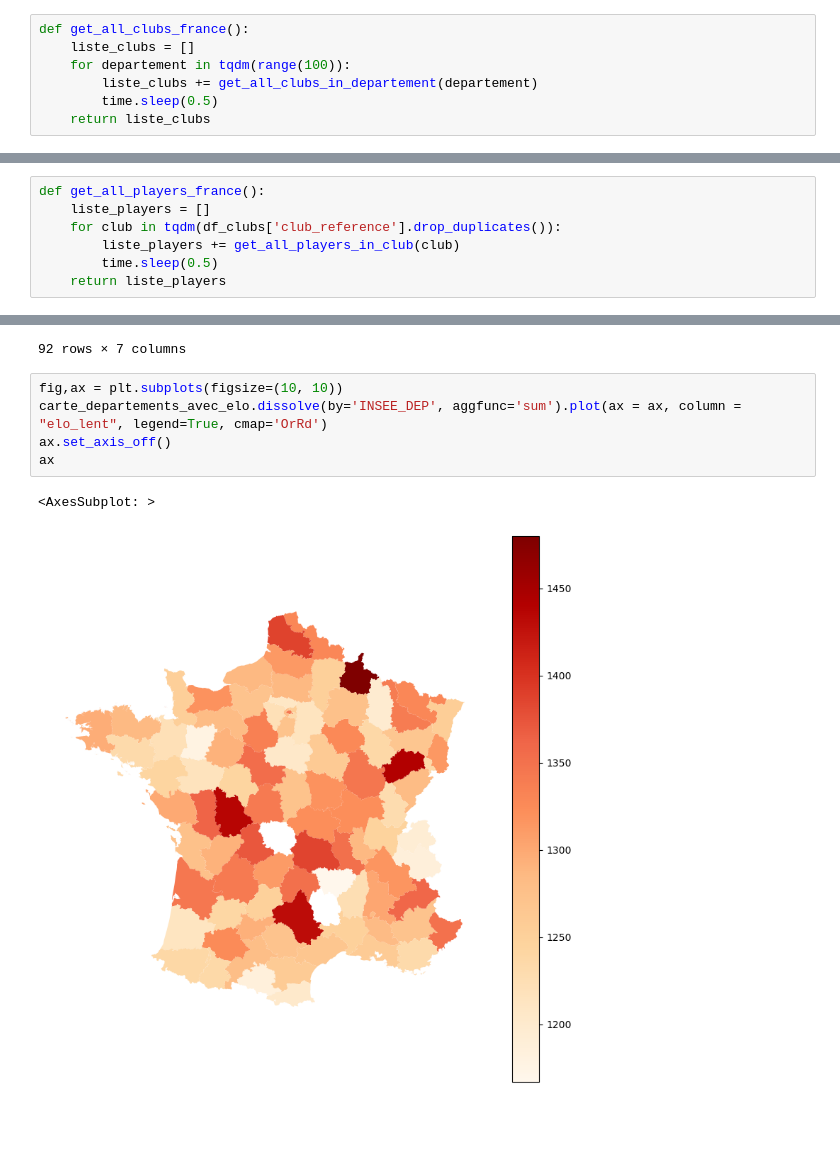
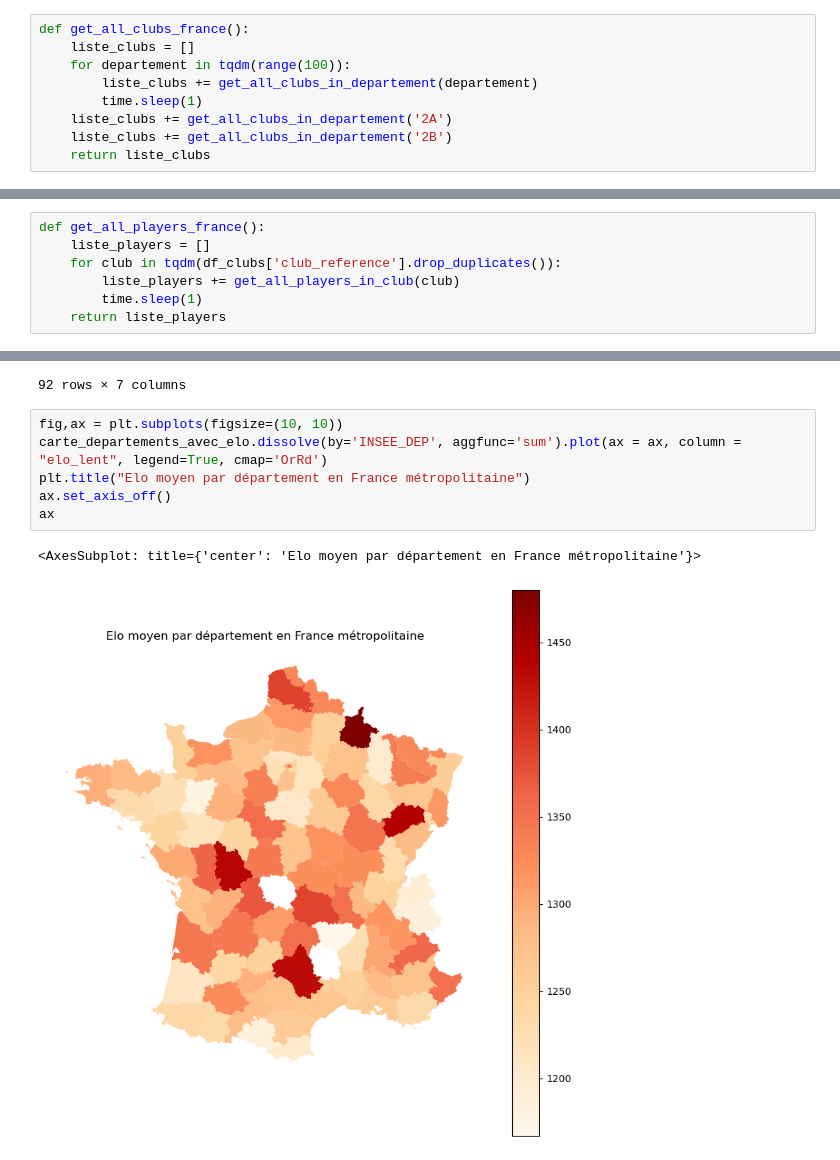
Before and after one commit to antoine-palazz/30daysmapchallenge2022, a Jupyter notebook: day20_favourite/day20.ipynb, the cells around one changed output, grey strips where cells are left out. Drawn from its saved outputs; the diff is of its cells as text; blank space fills up the shorter version.

```diff
--- a/day20_favourite/day20.ipynb
+++ b/day20_favourite/day20.ipynb
@@ -99,7 +101,9 @@ def get_all_clubs_france():
     liste_clubs = []
     for departement in tqdm(range(100)):
         liste_clubs += get_all_clubs_in_departement(departement)
-        time.sleep(0.5)
+        time.sleep(1)
+    liste_clubs += get_all_clubs_in_departement('2A')
+    liste_clubs += get_all_clubs_in_departement('2B')
     return liste_clubs
 # %%
 liste_clubs = get_all_clubs_france()
@@ -158,7 +179,7 @@ def get_all_players_france():
     liste_players = []
     for club in tqdm(df_clubs['club_reference'].drop_duplicates()):
         liste_players += get_all_players_in_club(club)
-        time.sleep(0.5)
+        time.sleep(1)
     return liste_players
 # %%
 liste_players = get_all_players_france()
@@ -256,8 +292,9 @@ carte_departements_avec_elo
 # %%
 fig,ax = plt.subplots(figsize=(10, 10))
 carte_departements_avec_elo.dissolve(by='INSEE_DEP', aggfunc='sum').plot(ax = ax, column = "elo_lent", legend=True, cmap='OrRd')
+plt.title("Elo moyen par département en France métropolitaine")
 ax.set_axis_off()
 ax
 # %% [output]
-<AxesSubplot: >
+<AxesSubplot: title={'center': 'Elo moyen par département en France métropolitaine'}>
-[figure, old version]
+[figure, new version]
```
Also changed, not shown: parts of 7 cells of this notebook, 1 other file.
